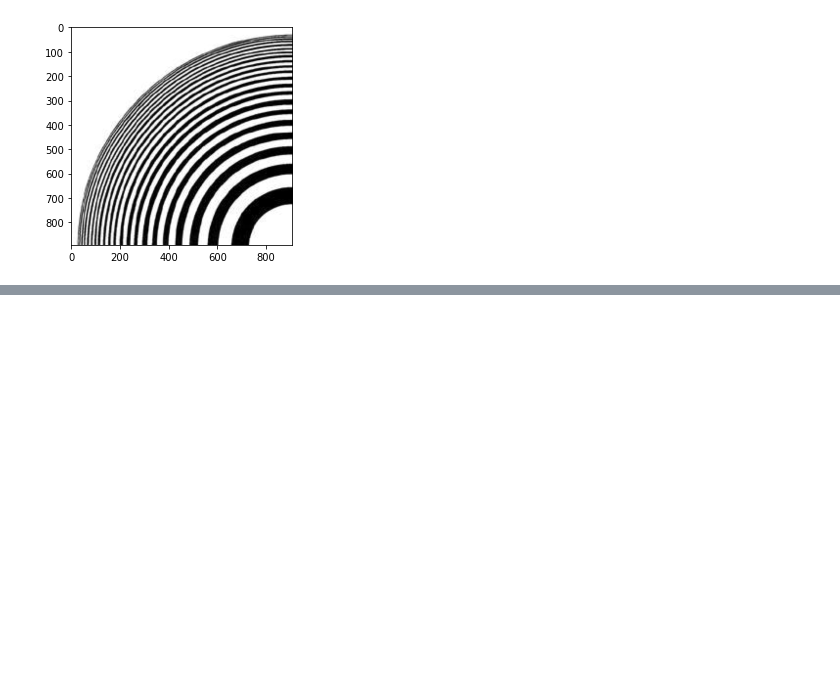
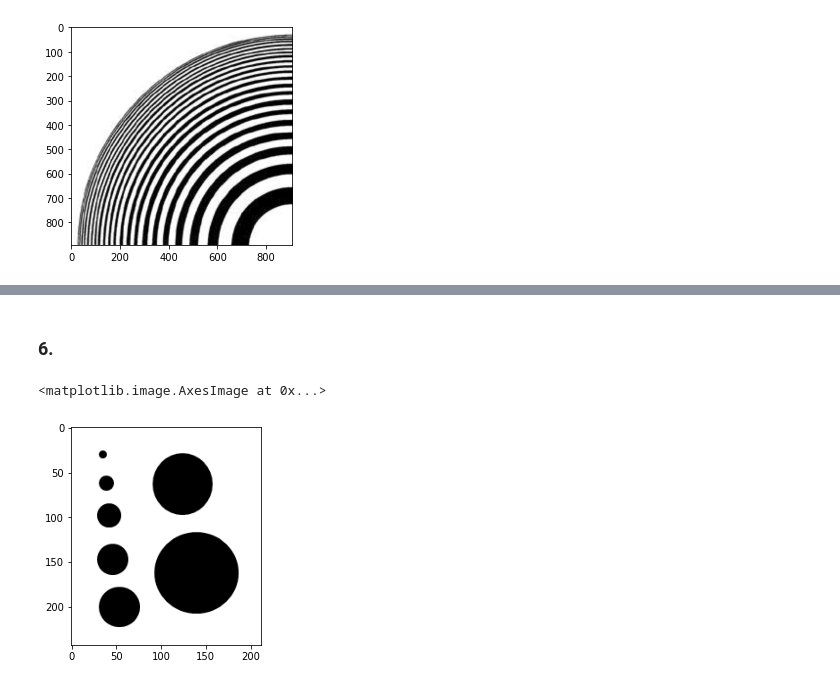
Before and after one commit to XiaoBaoBao719/Computer_Vision_Projects, a Jupyter notebook: Assignment_1/Assignment_1.ipynb, the cells around one changed output, grey strips where cells are left out. Drawn from its saved outputs; the diff is of its cells as text; code cells hidden in the pictures; blank space fills up the shorter version.

```diff
--- a/Assignment_1/Assignment_1.ipynb
+++ b/Assignment_1/Assignment_1.ipynb
@@ -845,0 +911,8 @@ def bilateralSample(image, scale):
+# %% [markdown]
+### 6.
+# %%
+circle_image = cv2.imread(os.getcwd() + '/hw1_data/Circle.png', -1)
+plt.imshow(cv2.cvtColor(circle_image, cv2.COLOR_RGB2BGR))
+# %% [output]
+<matplotlib.image.AxesImage at 0x...>
+[figure, added]
```
Also changed, not shown: parts of 3 cells of this notebook, 1 other file.
